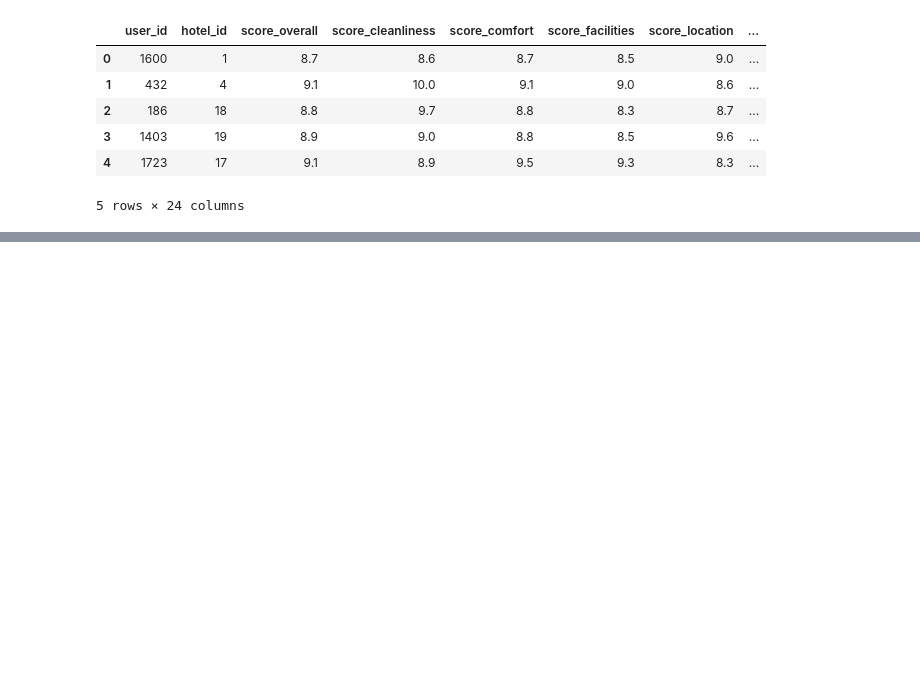
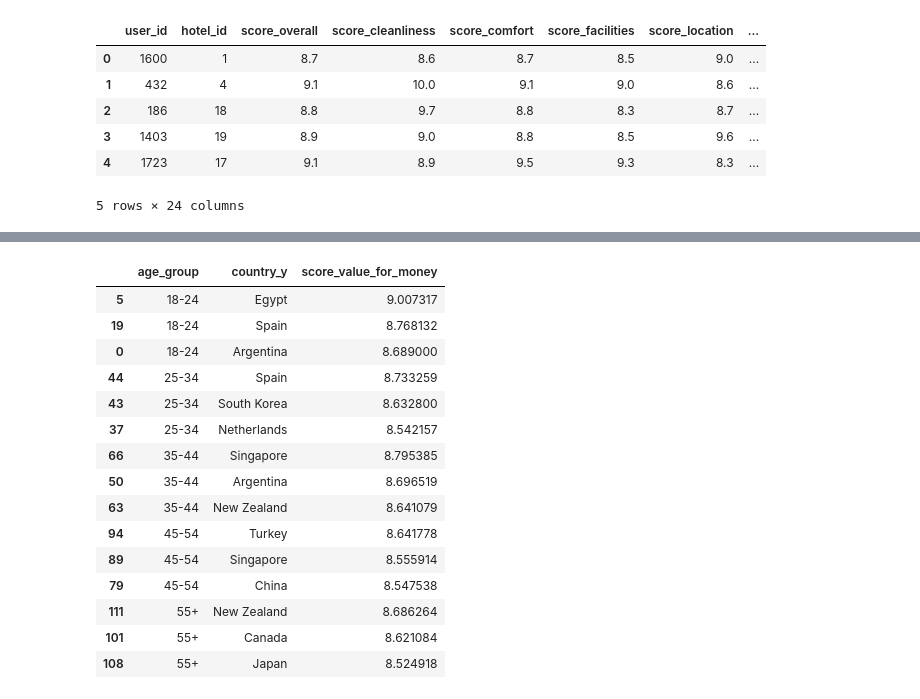
Before and after one commit to helguindy/hotel-booking-analytics, a Jupyter notebook: notebooks/habiba.ipynb, the cells around one changed output, grey strips where cells are left out. Drawn from its saved outputs; the diff is of its cells as text; code cells hidden in the pictures; blank space fills up the shorter version.

```diff
--- a/notebooks/habiba.ipynb
+++ b/notebooks/habiba.ipynb
@@ -145,0 +207,23 @@ shutil.move("/kaggle/working/data/merged_hotel_data.csv", "/kaggle/working/merge
+# %%
+#sort age group ascending but score value for money in descending
+#get top 3
+avg_value = avg_value.sort_values(['age_group', 'score_value_for_money'], ascending=[True, False])
+top3 = avg_value.groupby('age_group').head(3)
+top3
+# %% [output]
+|  | age_group | country_y | score_value_for_money |
+| 5 | 18-24 | Egypt | 9.007317 |
+| 19 | 18-24 | Spain | 8.768132 |
+| 0 | 18-24 | Argentina | 8.689000 |
+| 44 | 25-34 | Spain | 8.733259 |
+| 43 | 25-34 | South Korea | 8.632800 |
+| 37 | 25-34 | Netherlands | 8.542157 |
+| 66 | 35-44 | Singapore | 8.795385 |
+| 50 | 35-44 | Argentina | 8.696519 |
+| 63 | 35-44 | New Zealand | 8.641079 |
+| 94 | 45-54 | Turkey | 8.641778 |
+| 89 | 45-54 | Singapore | 8.555914 |
+| 79 | 45-54 | China | 8.547538 |
+| 111 | 55+ | New Zealand | 8.686264 |
+| 101 | 55+ | Canada | 8.621084 |
+| 108 | 55+ | Japan | 8.524918 |
```
Also changed, not shown: parts of 19 cells of this notebook.
